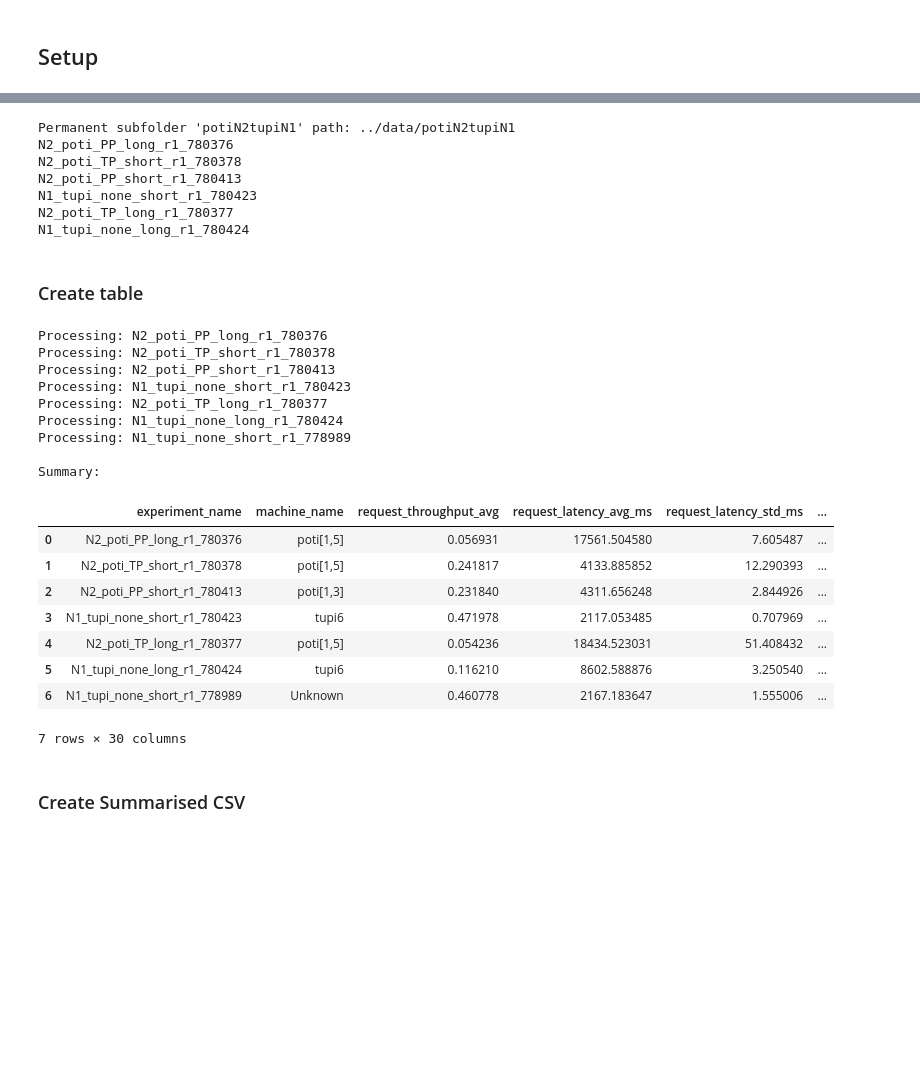
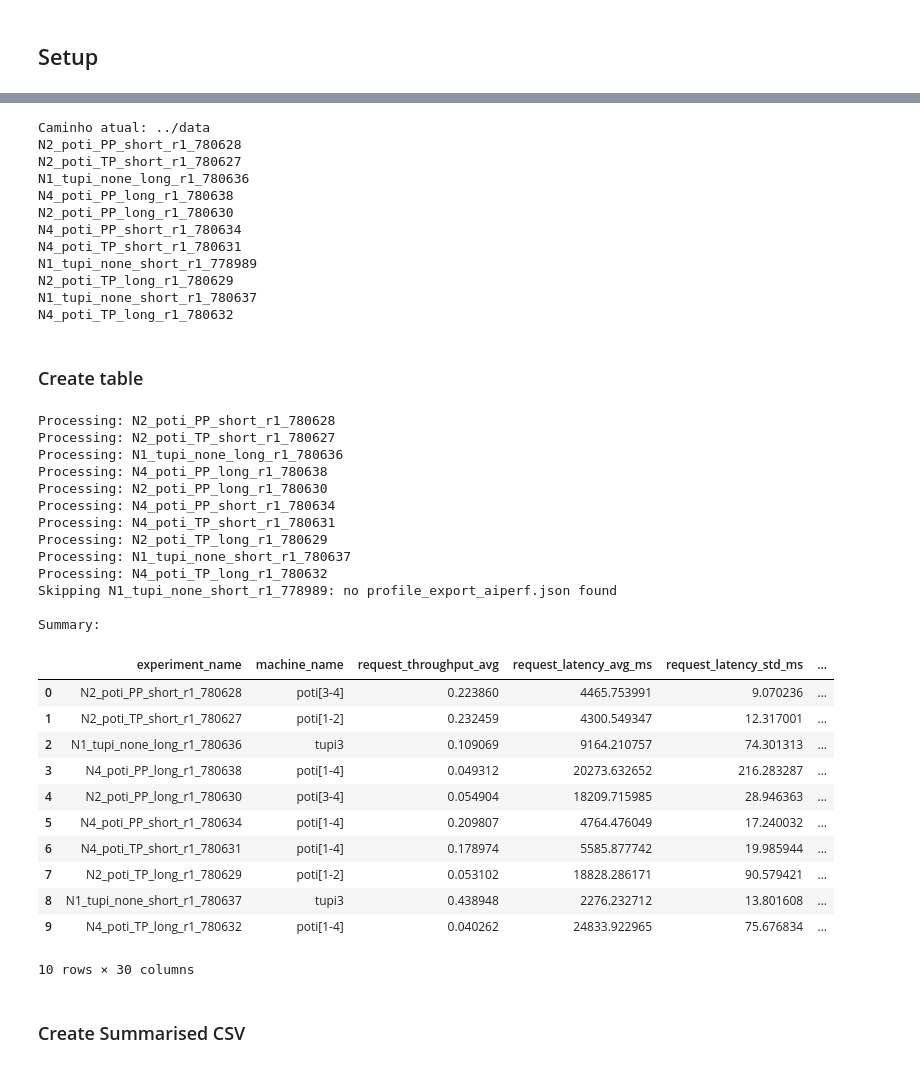
Before and after one commit to matregnago/comp-sys-perf-analysis, a Jupyter notebook: notebooks/01_setup.ipynb, the cells around one changed output, grey strips where cells are left out. Drawn from its saved outputs; the diff is of its cells as text; code cells hidden in the pictures; blank space fills up the shorter version.

```diff
--- a/notebooks/01_setup.ipynb
+++ b/notebooks/01_setup.ipynb
@@ -24,19 +33,23 @@ N1_tupi_none_short_r1_778989
 # %%
-DATA_SUBFOLDER_NAME_MULTI = 'potiN2tupiN1'
-FULL_DATA_PATH_MULTI = os.path.join(BASE_DIR, DATA_SUBFOLDER_NAME_MULTI)
+FULL_DATA_PATH_MULTI = BASE_DIR
 
-print(f"Permanent subfolder '{DATA_SUBFOLDER_NAME_MULTI}' path: {FULL_DATA_PATH_MULTI}")
+print(f"Caminho atual: {FULL_DATA_PATH_MULTI}")
 
 for folder in os.listdir(FULL_DATA_PATH_MULTI):
     print(folder)
 # %% [output]
-Permanent subfolder 'potiN2tupiN1' path: ../data/potiN2tupiN1
-N2_poti_PP_long_r1_780376
-N2_poti_TP_short_r1_780378
-N2_poti_PP_short_r1_780413
-N1_tupi_none_short_r1_780423
-N2_poti_TP_long_r1_780377
-N1_tupi_none_long_r1_780424
+Caminho atual: ../data
+N2_poti_PP_short_r1_780628
+N2_poti_TP_short_r1_780627
+N1_tupi_none_long_r1_780636
+N4_poti_PP_long_r1_780638
+N2_poti_PP_long_r1_780630
+N4_poti_PP_short_r1_780634
+N4_poti_TP_short_r1_780631
+N1_tupi_none_short_r1_778989
+N2_poti_TP_long_r1_780629
+N1_tupi_none_short_r1_780637
+N4_poti_TP_long_r1_780632
 # %% [markdown]
 ### Create table
 # %%
@@ -47,10 +60,9 @@ import re
 
 # ---------- CONFIG ----------
 SINGLE_NAME = 'N1_tupi_none_short_r1_778989'
-MULTI_NAME = 'potiN2tupiN1'
 
 SINGLE_PATH = os.path.join(BASE_DIR, SINGLE_NAME)
-MULTI_PATH = os.path.join(BASE_DIR, MULTI_NAME)
+MULTI_PATH = BASE_DIR
 
 
 # ---------- HELPERS ----------
@@ -256,55 +268,61 @@ def extract_metrics(exp):
 
     return metrics
 
-
 # ---------- PIPELINE ----------
 results = []
 
-# Multi experiments
+# Multi experiments (Iterando sobre o BASE_DIR)
 if os.path.exists(MULTI_PATH):
     for entry in os.scandir(MULTI_PATH):
-        if entry.is_dir():
+        # Filtro: processa se for diretório E não for a pasta que já processamos individualmente
+        if entry.is_dir() and entry.name != SINGLE_NAME:
             exp = load_experiment(entry.path)
             if exp:
                 metrics = extract_metrics(exp)
                 if metrics:
                     results.append(metrics)
 
 # Single experiment
 if os.path.exists(SINGLE_PATH):
     exp = load_experiment(SINGLE_PATH)
     if exp:
         metrics = extract_metrics(exp)
         if metrics:
             results.append(metrics)
-
 # ---------- FINAL DATAFRAME ----------
 df_multi_experiment_summary = pd.DataFrame(results)
 
 if not df_multi_experiment_summary.empty:
     print("\nSummary:")
     display(df_multi_experiment_summary)
 else:
     print("No valid data found.")
 # %% [output]
-Processing: N2_poti_PP_long_r1_780376
-Processing: N2_poti_TP_short_r1_780378
-Processing: N2_poti_PP_short_r1_780413
-Processing: N1_tupi_none_short_r1_780423
-Processing: N2_poti_TP_long_r1_780377
-Processing: N1_tupi_none_long_r1_780424
-Processing: N1_tupi_none_short_r1_778989
+Processing: N2_poti_PP_short_r1_780628
+Processing: N2_poti_TP_short_r1_780627
+Processing: N1_tupi_none_long_r1_780636
+Processing: N4_poti_PP_long_r1_780638
+Processing: N2_poti_PP_long_r1_780630
+Processing: N4_poti_PP_short_r1_780634
+Processing: N4_poti_TP_short_r1_780631
+Processing: N2_poti_TP_long_r1_780629
+Processing: N1_tupi_none_short_r1_780637
+Processing: N4_poti_TP_long_r1_780632
+Skipping N1_tupi_none_short_r1_778989: no profile_export_aiperf.json found
 
 Summary:
 |  | experiment_name | machine_name | request_throughput_avg | request_latency_avg_ms | request_latency_std_ms | ... |
-| 0 | N2_poti_PP_long_r1_780376 | poti[1,5] | 0.056931 | 17561.504580 | 7.605487 | ... |
-| 1 | N2_poti_TP_short_r1_780378 | poti[1,5] | 0.241817 | 4133.885852 | 12.290393 | ... |
-| 2 | N2_poti_PP_short_r1_780413 | poti[1,3] | 0.231840 | 4311.656248 | 2.844926 | ... |
-| 3 | N1_tupi_none_short_r1_780423 | tupi6 | 0.471978 | 2117.053485 | 0.707969 | ... |
-| 4 | N2_poti_TP_long_r1_780377 | poti[1,5] | 0.054236 | 18434.523031 | 51.408432 | ... |
-| 5 | N1_tupi_none_long_r1_780424 | tupi6 | 0.116210 | 8602.588876 | 3.250540 | ... |
-| 6 | N1_tupi_none_short_r1_778989 | Unknown | 0.460778 | 2167.183647 | 1.555006 | ... |
+| 0 | N2_poti_PP_short_r1_780628 | poti[3-4] | 0.223860 | 4465.753991 | 9.070236 | ... |
+| 1 | N2_poti_TP_short_r1_780627 | poti[1-2] | 0.232459 | 4300.549347 | 12.317001 | ... |
+| 2 | N1_tupi_none_long_r1_780636 | tupi3 | 0.109069 | 9164.210757 | 74.301313 | ... |
+| 3 | N4_poti_PP_long_r1_780638 | poti[1-4] | 0.049312 | 20273.632652 | 216.283287 | ... |
+| 4 | N2_poti_PP_long_r1_780630 | poti[3-4] | 0.054904 | 18209.715985 | 28.946363 | ... |
+| 5 | N4_poti_PP_short_r1_780634 | poti[1-4] | 0.209807 | 4764.476049 | 17.240032 | ... |
+| 6 | N4_poti_TP_short_r1_780631 | poti[1-4] | 0.178974 | 5585.877742 | 19.985944 | ... |
+| 7 | N2_poti_TP_long_r1_780629 | poti[1-2] | 0.053102 | 18828.286171 | 90.579421 | ... |
+| 8 | N1_tupi_none_short_r1_780637 | tupi3 | 0.438948 | 2276.232712 | 13.801608 | ... |
+| 9 | N4_poti_TP_long_r1_780632 | poti[1-4] | 0.040262 | 24833.922965 | 75.676834 | ... |
-7 rows × 30 columns
+10 rows × 30 columns
 # %% [markdown]
 ### Create Summarised CSV
 # %%
```
Also changed, not shown: parts of 1 cell of this notebook, 3 other files.
